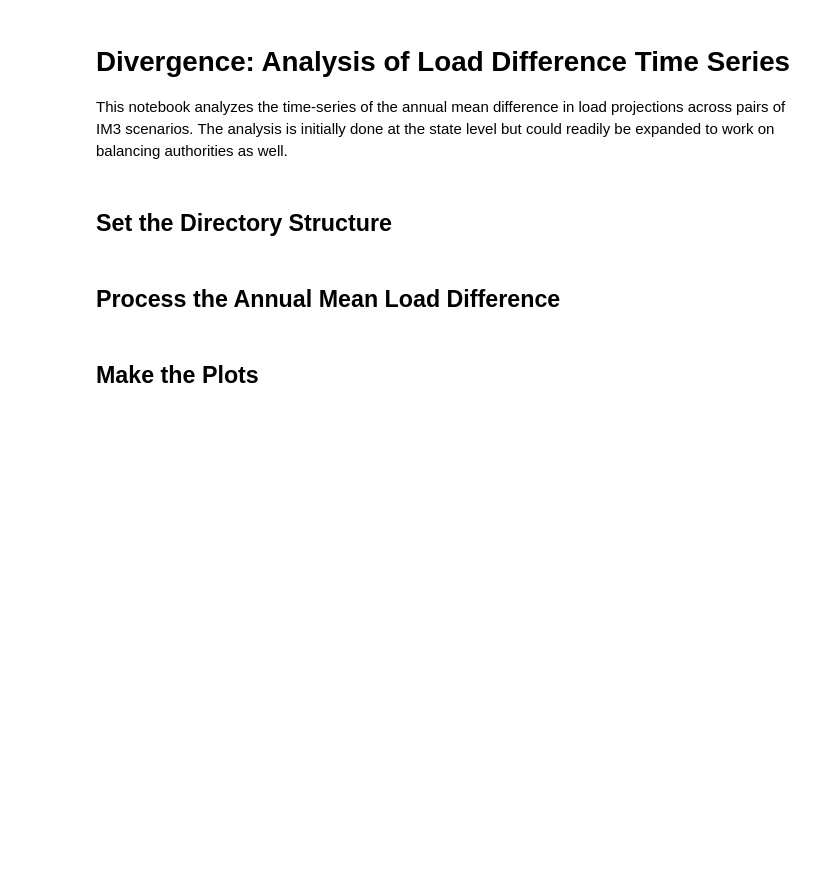
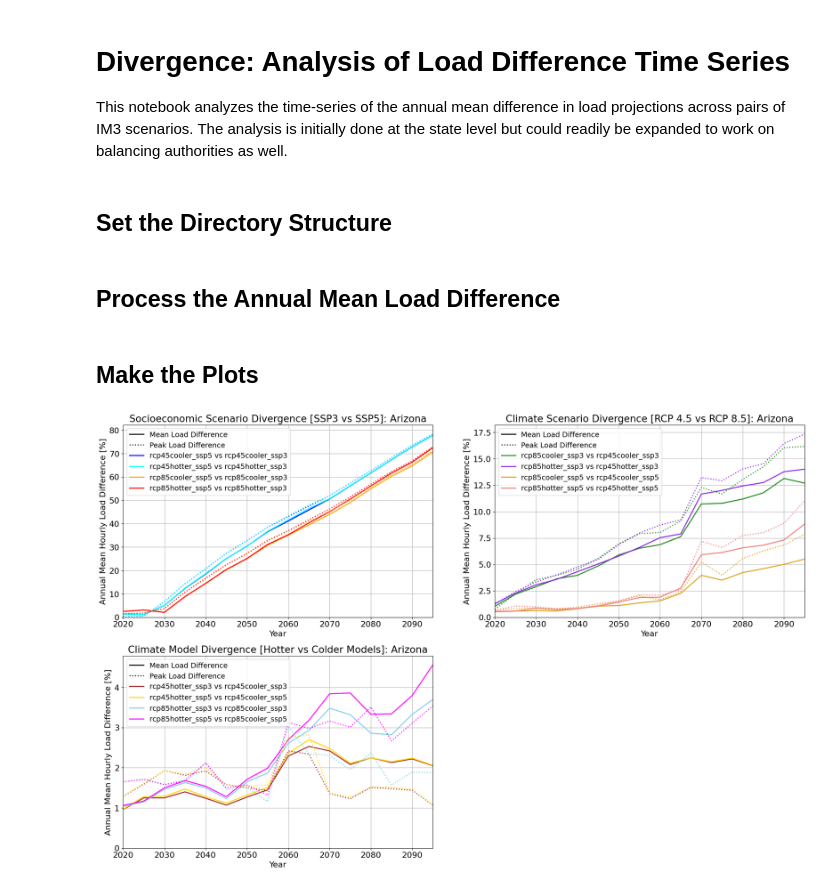
Before and after one commit to IMMM-SFA/exp_group_b, a Jupyter notebook: analyses/notebooks/div_load_difference_time_series.ipynb, the cells around one changed output. Saved outputs shown, nothing was run; the diff lists cells and outputs as text; code cells hidden in the pictures; blank space fills up the shorter version.

Commit message:
Revised a few figure

```diff
--- a/analyses/notebooks/div_load_difference_time_series.ipynb
+++ b/analyses/notebooks/div_load_difference_time_series.ipynb
@@ -17,9 +17,9 @@ from mpl_toolkits.axes_grid1 import make_axes_locatable
 ## Set the Directory Structure
 # %%
 # Identify the data input and output directories:
-data_input_dir =  '/Users/burl878/Documents/Research/IMMM/Data/TELL/Production_Runs/tell_data/outputs/tell_output/'
-data_output_dir =  '/Users/burl878/Documents/code_repos/exp_group_b_test/analyses/data/'
-image_output_dir =  '/Users/burl878/Documents/code_repos/exp_group_b_test/analyses/plots/load_difference_time_series/'
+data_input_dir =  '/Users/burl878/Documents/IMMM/Data/TELL/Production_Runs/tell_data/outputs/tell_output/'
+data_output_dir =  '/Users/burl878/Documents/Code/code_repos/exp_group_b_test/analyses/data/'
+image_output_dir =  '/Users/burl878/Documents/Code/code_repos/exp_group_b_test/analyses/plots/load_difference_time_series/'
 
 # If the "image_output_dir" subdirectory doesn't exist then create it:
 if not os.path.exists(image_output_dir):
@@ -290,7 +290,7 @@ def plot_entity_point_of_divergence(data_input_dir: str, entity: str, process_st
 
     # Make the plot:
     plt.figure(figsize=(24, 15))
-    plt.rcParams['font.size'] = 14
+    plt.rcParams['font.size'] = 16
 
     plt.subplot(221)
     plt.plot(-5, 0, color='k', linestyle='-', label='Mean Load Difference', linewidth=2)
@@ -352,11 +352,13 @@ def plot_entity_point_of_divergence(data_input_dir: str, entity: str, process_st
        plt.savefig(os.path.join(image_output_dir, filename), dpi=image_resolution, bbox_inches='tight', facecolor='white')
 # %%
 plot_entity_point_of_divergence(data_input_dir = data_output_dir,
-                                entity = 'NYIS',
-                                process_states = False,
+                                entity = 'Arizona',
+                                process_states = True,
                                 image_output_dir = image_output_dir,
                                 image_resolution = 300,
                                 save_images = True)
+# %% [output]
+[figure, added]
 # %%
 # Define a function to plot the change point distribution for all states or BAs:
 def plot_group_point_of_divergence(data_input_dir: str, threshold: int, process_states: bool, image_output_dir: str, image_resolution: int, save_images=False):
```
Also changed, not shown: 7 other files.
